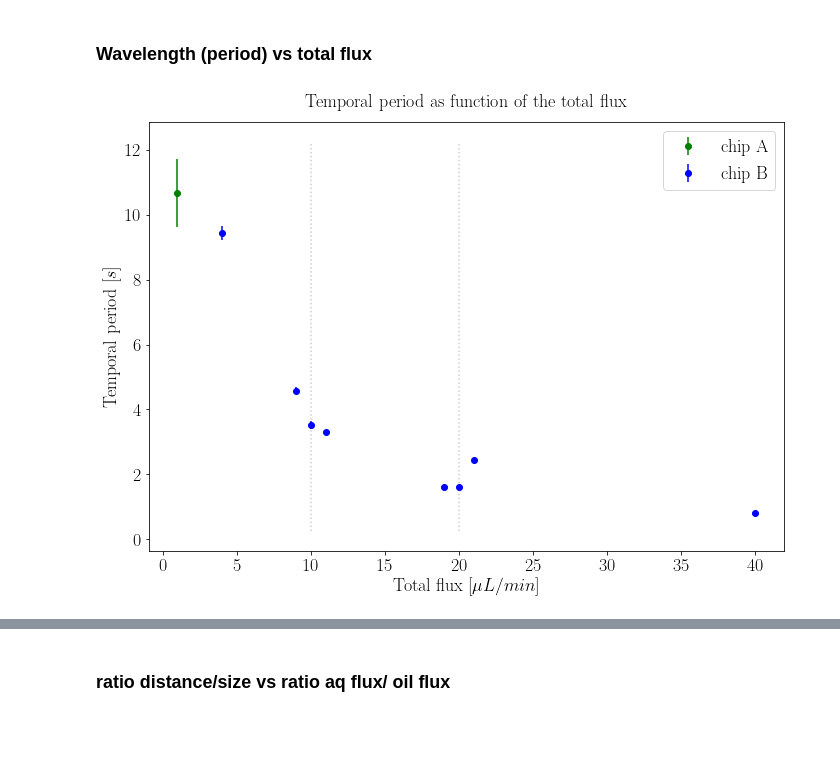
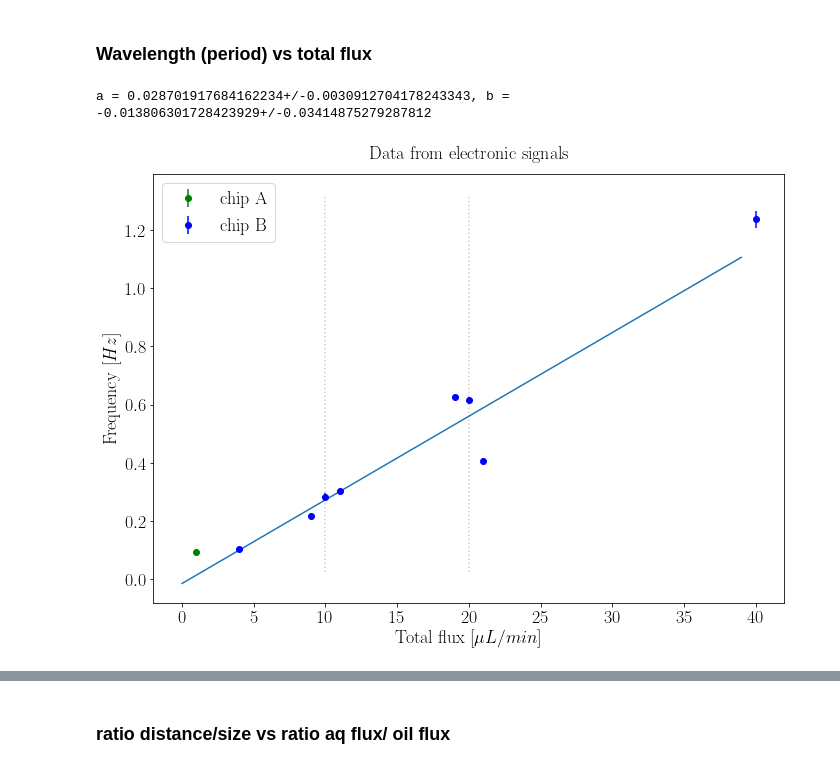
Before and after one commit to AlessandroLovo/T-junction, a Jupyter notebook: T-data/Results/Finisher_Rev2.ipynb, the cells around one changed output, grey strips where cells are left out. Drawn from its saved outputs; the diff is of its cells as text; code cells hidden in the pictures; blank space fills up the shorter version.

```diff
--- a/T-data/Results/Finisher_Rev2.ipynb
+++ b/T-data/Results/Finisher_Rev2.ipynb
@@ -285,20 +285,20 @@ I_A_velocity_n = np.array(ufloat_converter(np.array(df_reader(label_I_A, 'veloci
 
 # fluxes --------------------------------------------------
 # electronic - chip B
-Flux_aq_E_B  = np.array(label_E_B[:,4]).astype(float)
-Flux_ol_E_B  = np.array(label_E_B[:,5]).astype(float)
+Flux_aq_E_B  = np.array(label_E_B[:,5]).astype(float)
+Flux_ol_E_B  = np.array(label_E_B[:,4]).astype(float)
 Flux_tot_E_B = Flux_aq_E_B + Flux_ol_E_B
 # electronic - chip A
-Flux_aq_E_A  = np.array(label_E_A[:,4]).astype(float)
-Flux_ol_E_A  = np.array(label_E_A[:,5]).astype(float)
+Flux_aq_E_A  = np.array(label_E_A[:,5]).astype(float)
+Flux_ol_E_A  = np.array(label_E_A[:,4]).astype(float)
 Flux_tot_E_A = Flux_aq_E_A + Flux_ol_E_A
 # image - chip B
-Flux_aq_I_B  = np.array(label_I_B[:,4]).astype(float)
-Flux_ol_I_B  = np.array(label_I_B[:,5]).astype(float)
+Flux_aq_I_B  = np.array(label_I_B[:,5]).astype(float)
+Flux_ol_I_B  = np.array(label_I_B[:,4]).astype(float)
 Flux_tot_I_B = Flux_aq_I_B + Flux_ol_I_B
 # image - chip A
-Flux_aq_I_A  = np.array(label_I_A[:,4]).astype(float)
-Flux_ol_I_A  = np.array(label_I_A[:,5]).astype(float)
+Flux_aq_I_A  = np.array(label_I_A[:,5]).astype(float)
+Flux_ol_I_A  = np.array(label_I_A[:,4]).astype(float)
 Flux_tot_I_A = Flux_aq_I_A + Flux_ol_I_A
 # %% [output]
 2-12_B-ol10-aq10_e.csv  Temporal distance 1      YES
@@ -323,24 +323,42 @@ from importlib import reload
 reload(uplt)
 # %% [output]
 <module 'uplotlib' from '../../Software/Python/Library/uplotlib.py'>
+# %%
+from scipy.optimize import curve_fit
+
+def lin_func(x, a, b):
+    return a*x + b
+
+def lin_func0(x, a):
+    return x*a
 # %% [markdown]
 ### Wavelength (period) vs total flux
 # %%
 fig = plt.figure(figsize=(10,7.5))
 
 ax = fig.add_subplot()
 ax.set_xlabel('Total flux $[\mu L/min]$')
-ax.set_ylabel('Temporal period $[s]$')
+ax.set_ylabel('Frequency $[Hz]$')
 
 dm = uplt.DataMisaligner(x_misalignment=1)
 
-dm.add(Flux_tot_E_A, E_A_temp_peri_avg, ax = ax,  fmt='o', alpha = 1., color='green', label = 'chip A')
-dm.add(Flux_tot_E_B, E_B_temp_peri_avg, ax = ax,  fmt='o', alpha = 1., color='blue', label = 'chip B')
+dm.add(Flux_tot_E_A, 1./E_A_temp_peri_avg, ax = ax,  fmt='o', alpha = 1., color='green', label = 'chip A')
+dm.add(Flux_tot_E_B, 1./E_B_temp_peri_avg, ax = ax,  fmt='o', alpha = 1., color='blue', label = 'chip B')
 dm.plot(ax)
 
+# fit
+
+popt, pcov = curve_fit(lin_func, Flux_tot_E_B, [y.n for y in 1./E_B_temp_peri_avg], sigma=[y.s for y in 1./E_B_temp_peri_avg])
+
+a, b = unc.correlated_values(popt, pcov)
+print(f'{a = }, {b = }')
+x_fine = np.arange(0,40,1)
+ax.plot(x_fine, lin_func(x_fine, *popt))
+
 ax.legend(loc='best')
-plt.title('Temporal period as function of the total flux', loc='center', pad=15)
+plt.title('Data from electronic signals', loc='center', pad=15)
 fig.tight_layout()
 plt.show()
 # %% [output]
+a = 0.028701917684162234+/-0.0030912704178243343, b = -0.013806301728423929+/-0.03414875279287812
-[figure, old version]
+[figure, new version]
```
Also changed, not shown: parts of 21 cells of this notebook, 1 other file.
